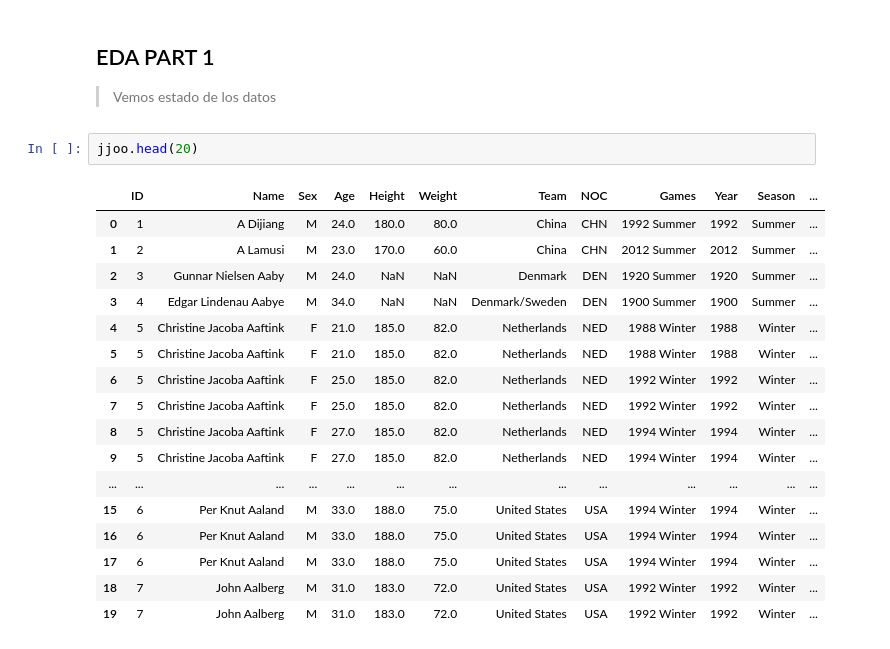
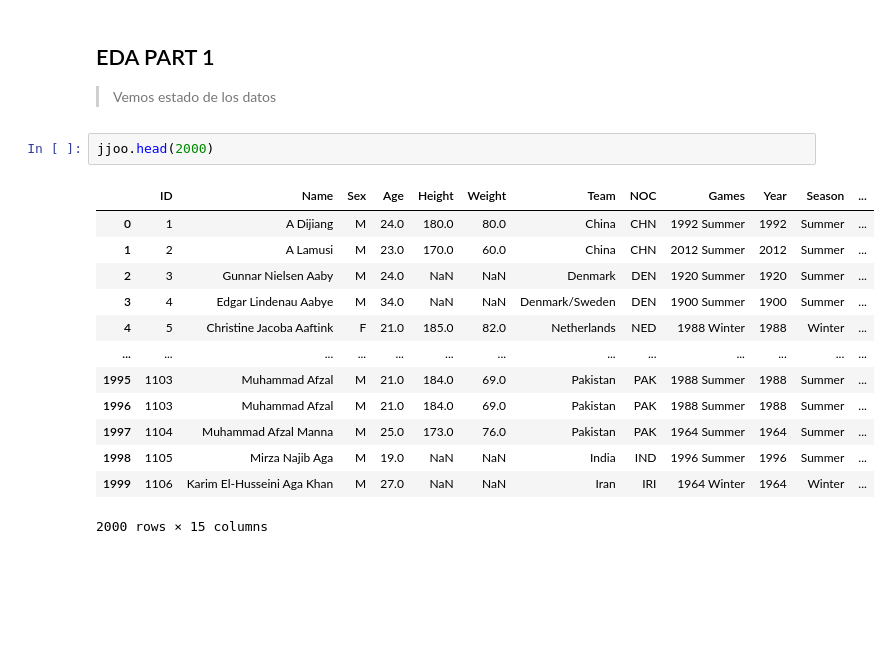
Before and after one commit to jsgolpof/JJOO-Pandas, a Jupyter notebook: JJOO_Data_analysis.ipynb, the cells around one changed output. Drawn from its saved outputs; the diff is of its cells as text; blank space fills up the shorter version.

```diff
--- a/JJOO_Data_analysis.ipynb
+++ b/JJOO_Data_analysis.ipynb
@@ -28,22 +28,18 @@ jjoo = pd.read_csv('athlete_events.csv', sep = ',')
 
 > Vemos estado de los datos
 # %%
-jjoo.head(20)
+jjoo.head(2000)
 # %% [output]
 |  | ID | Name | Sex | Age | Height | Weight | Team | NOC | Games | Year | Season | ... |
 | 0 | 1 | A Dijiang | M | 24.0 | 180.0 | 80.0 | China | CHN | 1992 Summer | 1992 | Summer | ... |
 | 1 | 2 | A Lamusi | M | 23.0 | 170.0 | 60.0 | China | CHN | 2012 Summer | 2012 | Summer | ... |
 | 2 | 3 | Gunnar Nielsen Aaby | M | 24.0 | NaN | NaN | Denmark | DEN | 1920 Summer | 1920 | Summer | ... |
 | 3 | 4 | Edgar Lindenau Aabye | M | 34.0 | NaN | NaN | Denmark/Sweden | DEN | 1900 Summer | 1900 | Summer | ... |
 | 4 | 5 | Christine Jacoba Aaftink | F | 21.0 | 185.0 | 82.0 | Netherlands | NED | 1988 Winter | 1988 | Winter | ... |
-| 5 | 5 | Christine Jacoba Aaftink | F | 21.0 | 185.0 | 82.0 | Netherlands | NED | 1988 Winter | 1988 | Winter | ... |
-| 6 | 5 | Christine Jacoba Aaftink | F | 25.0 | 185.0 | 82.0 | Netherlands | NED | 1992 Winter | 1992 | Winter | ... |
-| 7 | 5 | Christine Jacoba Aaftink | F | 25.0 | 185.0 | 82.0 | Netherlands | NED | 1992 Winter | 1992 | Winter | ... |
-| 8 | 5 | Christine Jacoba Aaftink | F | 27.0 | 185.0 | 82.0 | Netherlands | NED | 1994 Winter | 1994 | Winter | ... |
-| 9 | 5 | Christine Jacoba Aaftink | F | 27.0 | 185.0 | 82.0 | Netherlands | NED | 1994 Winter | 1994 | Winter | ... |
 | ... | ... | ... | ... | ... | ... | ... | ... | ... | ... | ... | ... | ... |
-| 15 | 6 | Per Knut Aaland | M | 33.0 | 188.0 | 75.0 | United States | USA | 1994 Winter | 1994 | Winter | ... |
-| 16 | 6 | Per Knut Aaland | M | 33.0 | 188.0 | 75.0 | United States | USA | 1994 Winter | 1994 | Winter | ... |
-| 17 | 6 | Per Knut Aaland | M | 33.0 | 188.0 | 75.0 | United States | USA | 1994 Winter | 1994 | Winter | ... |
-| 18 | 7 | John Aalberg | M | 31.0 | 183.0 | 72.0 | United States | USA | 1992 Winter | 1992 | Winter | ... |
-| 19 | 7 | John Aalberg | M | 31.0 | 183.0 | 72.0 | United States | USA | 1992 Winter | 1992 | Winter | ... |
+| 1995 | 1103 | Muhammad Afzal | M | 21.0 | 184.0 | 69.0 | Pakistan | PAK | 1988 Summer | 1988 | Summer | ... |
+| 1996 | 1103 | Muhammad Afzal | M | 21.0 | 184.0 | 69.0 | Pakistan | PAK | 1988 Summer | 1988 | Summer | ... |
+| 1997 | 1104 | Muhammad Afzal Manna | M | 25.0 | 173.0 | 76.0 | Pakistan | PAK | 1964 Summer | 1964 | Summer | ... |
+| 1998 | 1105 | Mirza Najib Aga | M | 19.0 | NaN | NaN | India | IND | 1996 Summer | 1996 | Summer | ... |
+| 1999 | 1106 | Karim El-Husseini Aga Khan | M | 27.0 | NaN | NaN | Iran | IRI | 1964 Winter | 1964 | Winter | ... |
+2000 rows × 15 columns
```
Also changed, not shown: parts of 11 cells of this notebook.
